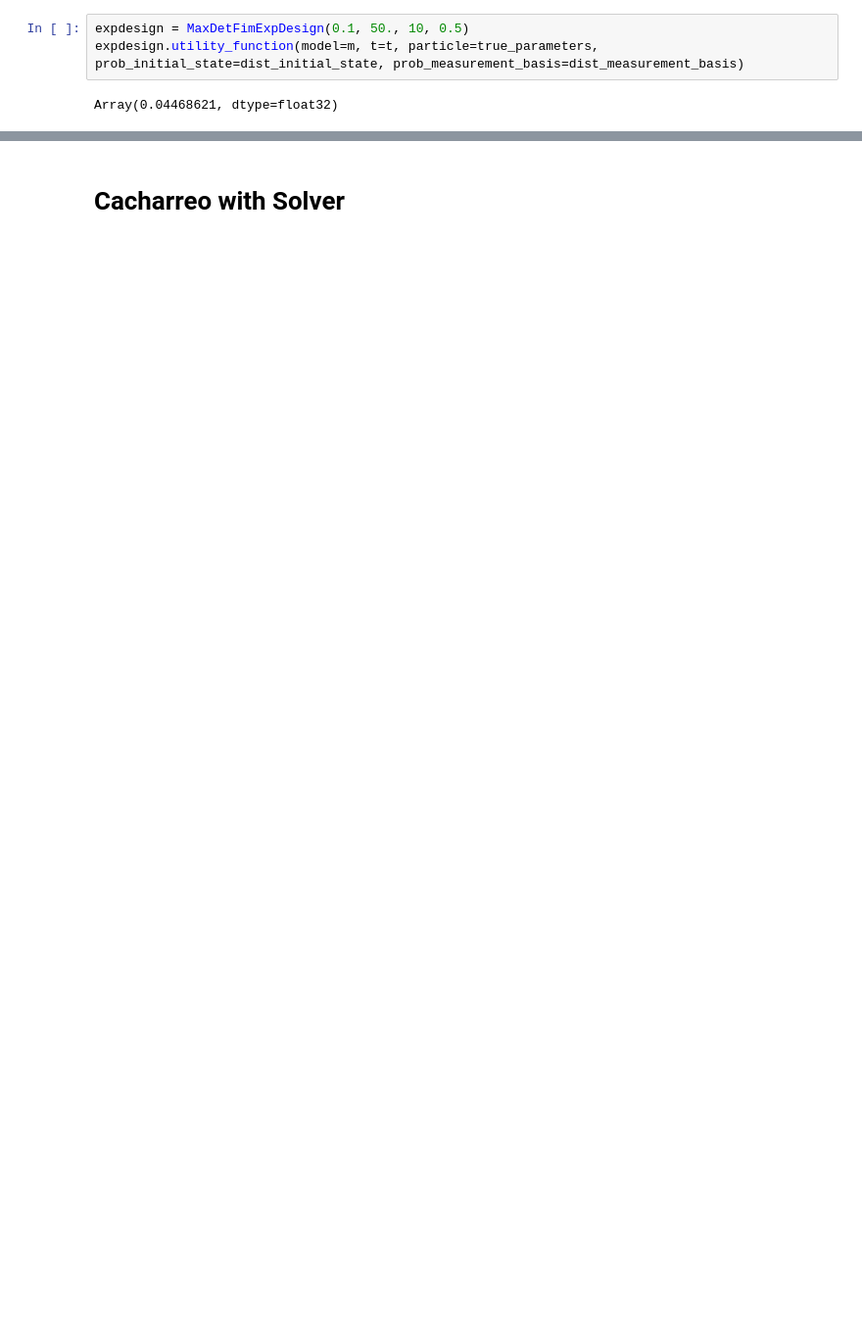
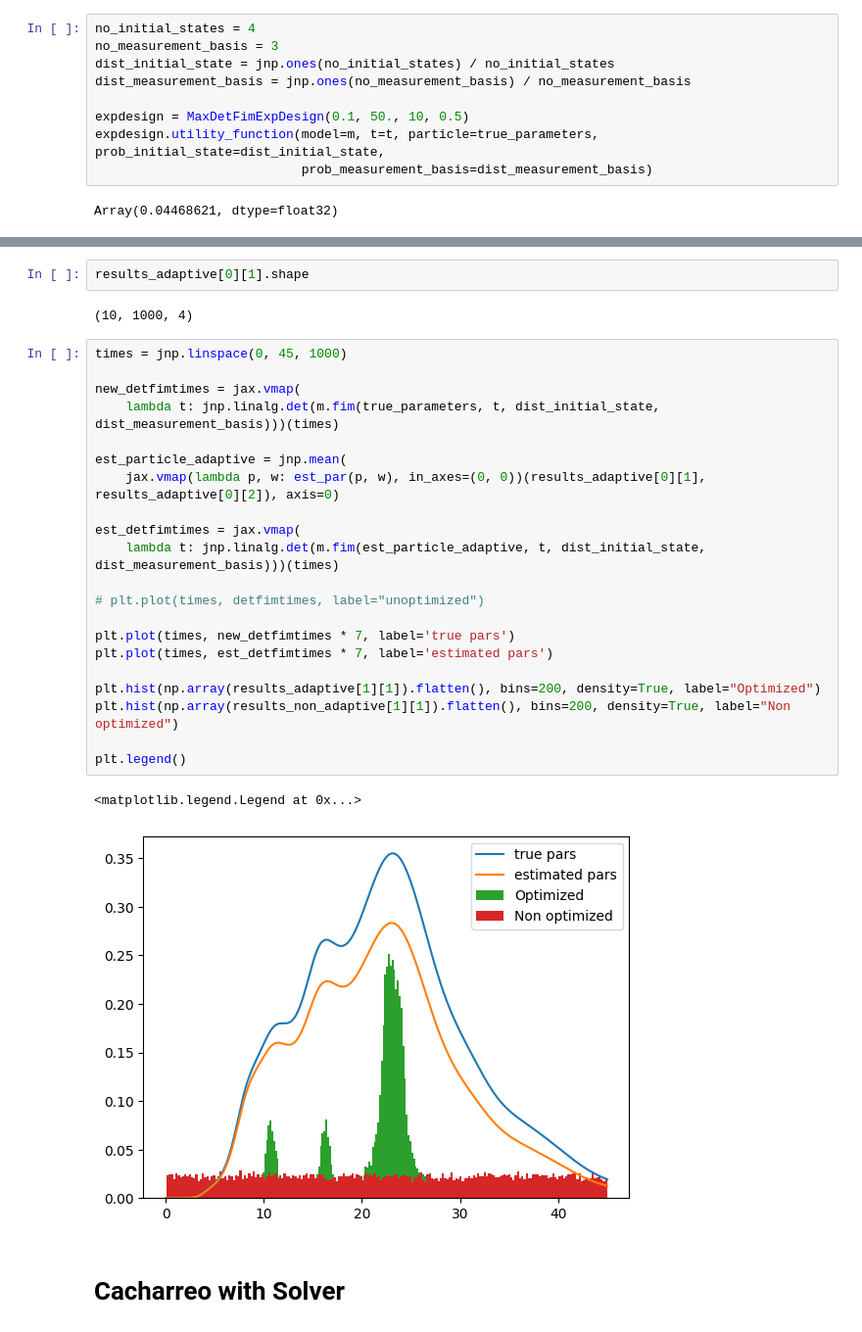
Before and after one commit to Rumoa/qll_qdots, a Jupyter notebook: example_adaptivity_measurements.ipynb, the cells around one changed output, grey strips where cells are left out. Shown at 98% size. Saved outputs shown, nothing was run; the diff lists cells and outputs as text; blank space fills up the shorter version.

```diff
--- a/example_adaptivity_measurements.ipynb
+++ b/example_adaptivity_measurements.ipynb
@@ -316,8 +154,14 @@ class MaxDetFimExpDesign(eqx.Module):
         )(times_optimized)
         return times_optimized[jnp.argmax(utilities)]
 # %%
+no_initial_states = 4
+no_measurement_basis = 3
+dist_initial_state = jnp.ones(no_initial_states) / no_initial_states
+dist_measurement_basis = jnp.ones(no_measurement_basis) / no_measurement_basis
+
 expdesign = MaxDetFimExpDesign(0.1, 50., 10, 0.5)
-expdesign.utility_function(model=m, t=t, particle=true_parameters, prob_initial_state=dist_initial_state, prob_measurement_basis=dist_measurement_basis)
+expdesign.utility_function(model=m, t=t, particle=true_parameters, prob_initial_state=dist_initial_state,
+                           prob_measurement_basis=dist_measurement_basis)
 # %% [output]
 Array(0.04468621, dtype=float32)
 # %%
@@ -566,2 +550,30 @@ Array([ 0.3142169 ,  0.35833007,  0.05385149, -0.33369482], dtype=float32)
+# %%
+results_adaptive[0][1].shape
+# %% [output]
+(10, 1000, 4)
+# %%
+times = jnp.linspace(0, 45, 1000)
+
+new_detfimtimes = jax.vmap(
+    lambda t: jnp.linalg.det(m.fim(true_parameters, t, dist_initial_state, dist_measurement_basis)))(times)
+
+est_particle_adaptive = jnp.mean(
+    jax.vmap(lambda p, w: est_par(p, w), in_axes=(0, 0))(results_adaptive[0][1], results_adaptive[0][2]), axis=0)
+
+est_detfimtimes = jax.vmap(
+    lambda t: jnp.linalg.det(m.fim(est_particle_adaptive, t, dist_initial_state, dist_measurement_basis)))(times)
+
+# plt.plot(times, detfimtimes, label="unoptimized")
+
+plt.plot(times, new_detfimtimes * 7, label='true pars')
+plt.plot(times, est_detfimtimes * 7, label='estimated pars')
+
+plt.hist(np.array(results_adaptive[1][1]).flatten(), bins=200, density=True, label="Optimized")
+plt.hist(np.array(results_non_adaptive[1][1]).flatten(), bins=200, density=True, label="Non optimized")
+
+plt.legend()
+# %% [output]
+<matplotlib.legend.Legend at 0x...>
+[figure, added]
 # %% [markdown]
 # Cacharreo with Solver
```
Also changed, not shown: parts of 33 cells of this notebook, 3 other files.
